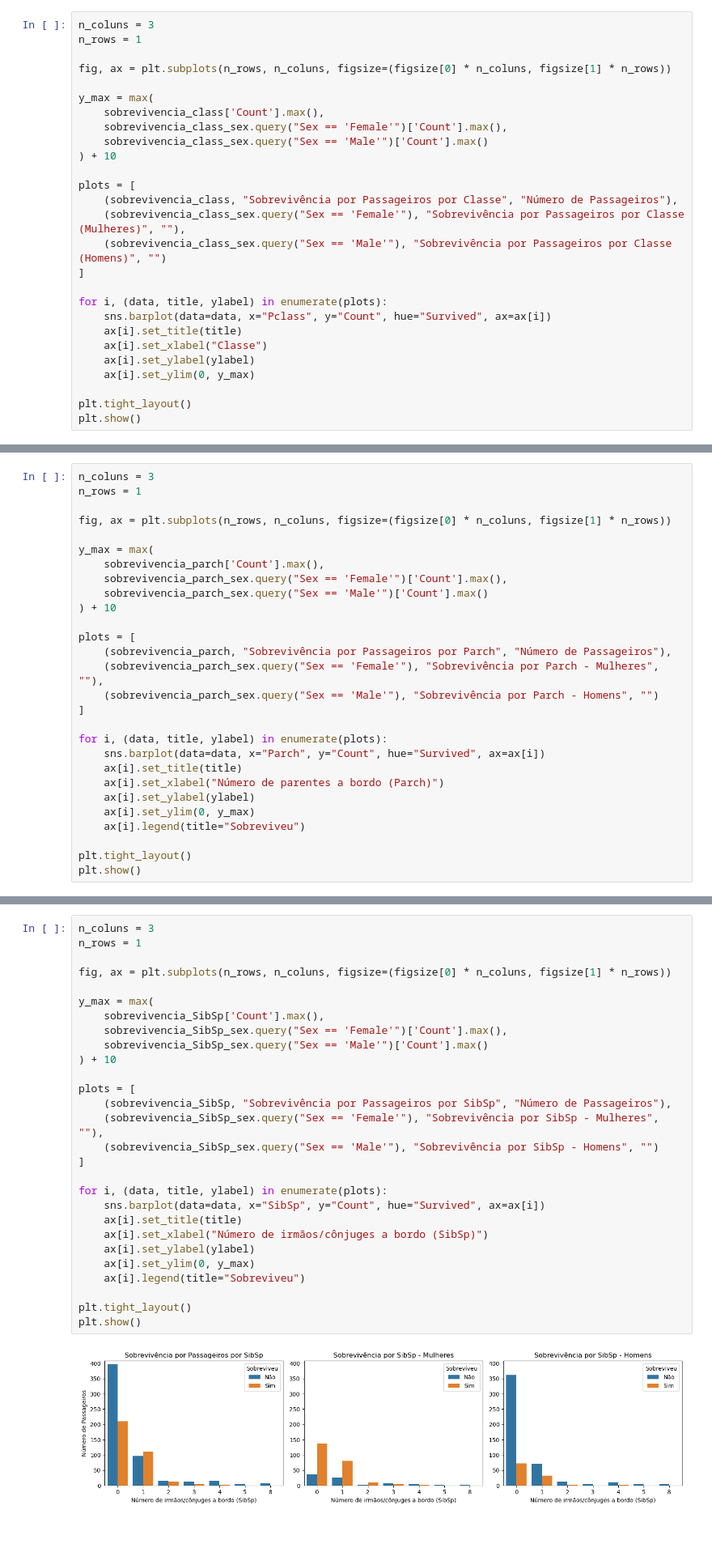
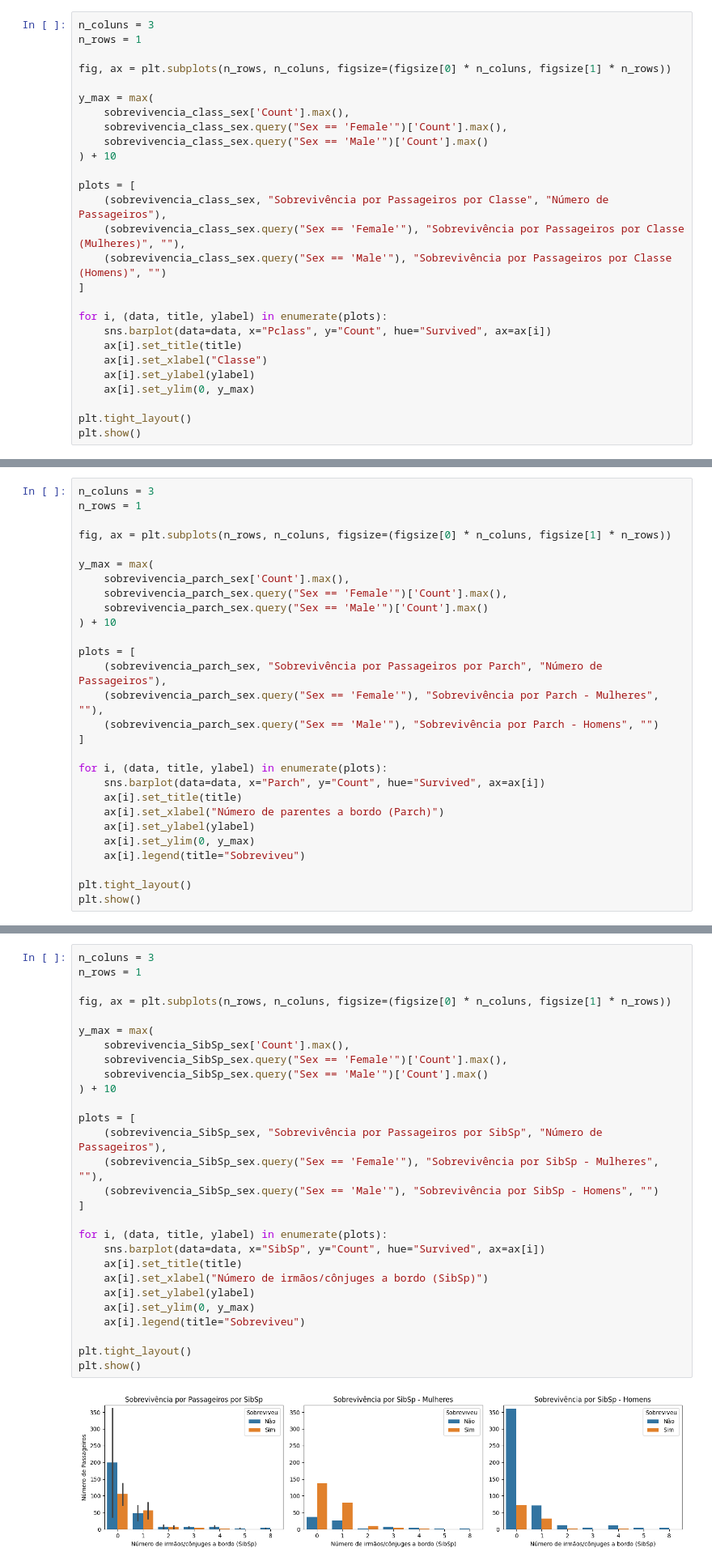
Before and after one commit to JonasCGN/Topicos_Especiais_Em_Computacao, a Jupyter notebook: 1_Trabalho/main_titanic.ipynb, the cells around one changed output, grey strips where cells are left out. Shown at 81% size. Cells and saved outputs as stored; diff of their text form; blank space fills up the shorter version.

```diff
--- a/1_Trabalho/main_titanic.ipynb
+++ b/1_Trabalho/main_titanic.ipynb
@@ -304,13 +311,13 @@ n_rows = 1
 fig, ax = plt.subplots(n_rows, n_coluns, figsize=(figsize[0] * n_coluns, figsize[1] * n_rows))
 
 y_max = max(
-    sobrevivencia_class['Count'].max(),
+    sobrevivencia_class_sex['Count'].max(),
     sobrevivencia_class_sex.query("Sex == 'Female'")['Count'].max(),
     sobrevivencia_class_sex.query("Sex == 'Male'")['Count'].max()
 ) + 10
 
 plots = [
-    (sobrevivencia_class, "Sobrevivência por Passageiros por Classe", "Número de Passageiros"),
+    (sobrevivencia_class_sex, "Sobrevivência por Passageiros por Classe", "Número de Passageiros"),
     (sobrevivencia_class_sex.query("Sex == 'Female'"), "Sobrevivência por Passageiros por Classe (Mulheres)", ""),
     (sobrevivencia_class_sex.query("Sex == 'Male'"), "Sobrevivência por Passageiros por Classe (Homens)", "")
 ]
@@ -359,13 +355,13 @@ n_rows = 1
 fig, ax = plt.subplots(n_rows, n_coluns, figsize=(figsize[0] * n_coluns, figsize[1] * n_rows))
 
 y_max = max(
-    sobrevivencia_parch['Count'].max(),
+    sobrevivencia_parch_sex['Count'].max(),
     sobrevivencia_parch_sex.query("Sex == 'Female'")['Count'].max(),
     sobrevivencia_parch_sex.query("Sex == 'Male'")['Count'].max()
 ) + 10
 
 plots = [
-    (sobrevivencia_parch, "Sobrevivência por Passageiros por Parch", "Número de Passageiros"),
+    (sobrevivencia_parch_sex, "Sobrevivência por Passageiros por Parch", "Número de Passageiros"),
     (sobrevivencia_parch_sex.query("Sex == 'Female'"), "Sobrevivência por Parch - Mulheres", ""),
     (sobrevivencia_parch_sex.query("Sex == 'Male'"), "Sobrevivência por Parch - Homens", "")
 ]
@@ -412,30 +397,30 @@ sobrevivencia_SibSp_sex[:5]
 # %%
 n_coluns = 3
 n_rows = 1
 
 fig, ax = plt.subplots(n_rows, n_coluns, figsize=(figsize[0] * n_coluns, figsize[1] * n_rows))
 
 y_max = max(
-    sobrevivencia_SibSp['Count'].max(),
+    sobrevivencia_SibSp_sex['Count'].max(),
     sobrevivencia_SibSp_sex.query("Sex == 'Female'")['Count'].max(),
     sobrevivencia_SibSp_sex.query("Sex == 'Male'")['Count'].max()
 ) + 10
 
 plots = [
-    (sobrevivencia_SibSp, "Sobrevivência por Passageiros por SibSp", "Número de Passageiros"),
+    (sobrevivencia_SibSp_sex, "Sobrevivência por Passageiros por SibSp", "Número de Passageiros"),
     (sobrevivencia_SibSp_sex.query("Sex == 'Female'"), "Sobrevivência por SibSp - Mulheres", ""),
     (sobrevivencia_SibSp_sex.query("Sex == 'Male'"), "Sobrevivência por SibSp - Homens", "")
 ]
 
 for i, (data, title, ylabel) in enumerate(plots):
     sns.barplot(data=data, x="SibSp", y="Count", hue="Survived", ax=ax[i])
     ax[i].set_title(title)
     ax[i].set_xlabel("Número de irmãos/cônjuges a bordo (SibSp)")
     ax[i].set_ylabel(ylabel)
     ax[i].set_ylim(0, y_max)
     ax[i].legend(title="Sobreviveu")
 
 plt.tight_layout()
 plt.show()
 # %% [output]
-[figure, old version]
+[figure, new version]
```
Also changed, not shown: parts of 26 cells of this notebook.
